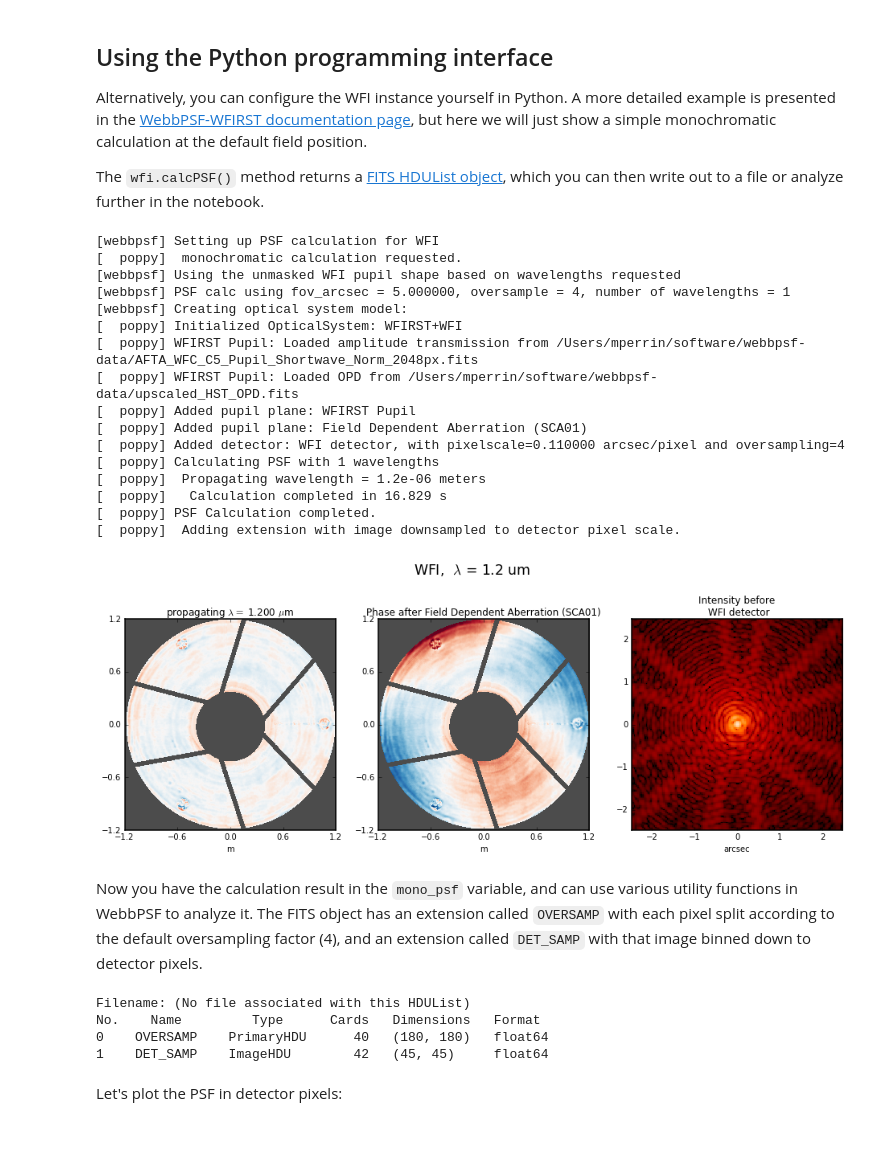
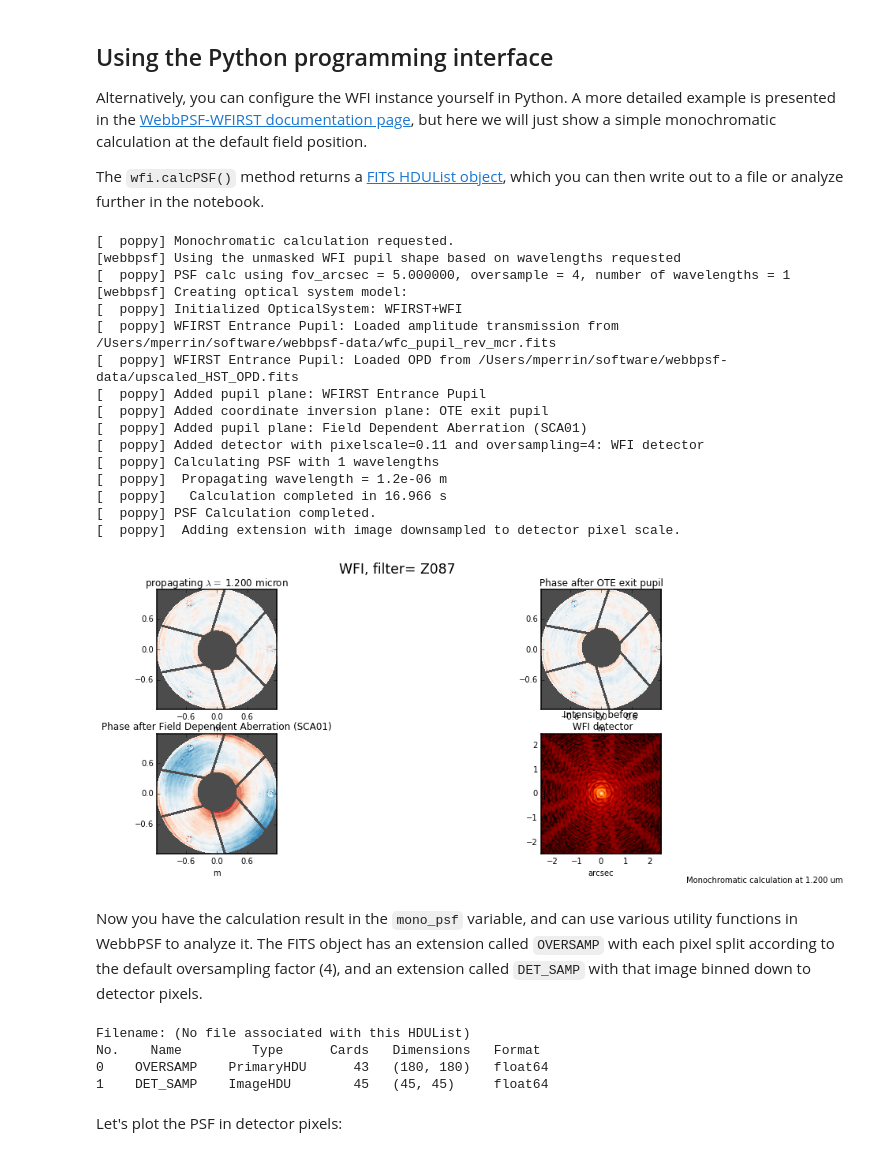
Before and after one commit to spacetelescope/webbpsf, a Jupyter notebook: notebooks/WebbPSF-WFIRST_Tutorial.ipynb, the cells around one changed output. Cells and saved outputs as stored; diff of their text form; code cells hidden in the pictures.

```diff
--- a/notebooks/WebbPSF-WFIRST_Tutorial.ipynb
+++ b/notebooks/WebbPSF-WFIRST_Tutorial.ipynb
@@ -90,25 +70,25 @@ Alternatively, you can configure the WFI instance yourself in Python. A more det
 
 The `wfi.calcPSF()` method returns a [FITS HDUList object](http://docs.astropy.org/en/stable/io/fits/index.html), which you can then write out to a file or analyze further in the notebook.
 # %%
-mono_psf = wfi.calcPSF(monochromatic=1.2e-6, display=True)
+mono_psf = wfi.calc_psf(monochromatic=1.2e-6, display=True)
 # %% [output]
-[webbpsf] Setting up PSF calculation for WFI
-[  poppy]  monochromatic calculation requested.
+[  poppy] Monochromatic calculation requested.
 [webbpsf] Using the unmasked WFI pupil shape based on wavelengths requested
-[webbpsf] PSF calc using fov_arcsec = 5.000000, oversample = 4, number of wavelengths = 1
+[  poppy] PSF calc using fov_arcsec = 5.000000, oversample = 4, number of wavelengths = 1
 [webbpsf] Creating optical system model:
 [  poppy] Initialized OpticalSystem: WFIRST+WFI
-[  poppy] WFIRST Pupil: Loaded amplitude transmission from /Users/mperrin/software/webbpsf-data/AFTA_WFC_C5_Pupil_Shortwave_Norm_2048px.fits
-[  poppy] WFIRST Pupil: Loaded OPD from /Users/mperrin/software/webbpsf-data/upscaled_HST_OPD.fits
-[  poppy] Added pupil plane: WFIRST Pupil
+[  poppy] WFIRST Entrance Pupil: Loaded amplitude transmission from /Users/mperrin/software/webbpsf-data/wfc_pupil_rev_mcr.fits
+[  poppy] WFIRST Entrance Pupil: Loaded OPD from /Users/mperrin/software/webbpsf-data/upscaled_HST_OPD.fits
+[  poppy] Added pupil plane: WFIRST Entrance Pupil
+[  poppy] Added coordinate inversion plane: OTE exit pupil
 [  poppy] Added pupil plane: Field Dependent Aberration (SCA01)
-[  poppy] Added detector: WFI detector, with pixelscale=0.110000 arcsec/pixel and oversampling=4
+[  poppy] Added detector with pixelscale=0.11 and oversampling=4: WFI detector
 [  poppy] Calculating PSF with 1 wavelengths
-[  poppy]  Propagating wavelength = 1.2e-06 meters
-[  poppy]   Calculation completed in 16.829 s
+[  poppy]  Propagating wavelength = 1.2e-06 m
+[  poppy]   Calculation completed in 16.966 s
 [  poppy] PSF Calculation completed.
 [  poppy]  Adding extension with image downsampled to detector pixel scale.
-[figure, old version]
+[figure, new version]
 # %% [markdown]
 Now you have the calculation result in the `mono_psf` variable, and can use various utility functions in WebbPSF to analyze it. The FITS object has an extension called `OVERSAMP` with each pixel split according to the default oversampling factor (4), and an extension called `DET_SAMP` with that image binned down to detector pixels.
 # %%
@@ -116,8 +96,8 @@ mono_psf.info()
 # %% [output]
 Filename: (No file associated with this HDUList)
 No.    Name         Type      Cards   Dimensions   Format
-0    OVERSAMP    PrimaryHDU      40   (180, 180)   float64
-1    DET_SAMP    ImageHDU        42   (45, 45)     float64
+0    OVERSAMP    PrimaryHDU      43   (180, 180)   float64
+1    DET_SAMP    ImageHDU        45   (45, 45)     float64
 # %% [markdown]
 Let's plot the PSF in detector pixels:
 # %%
```
Also changed, not shown: parts of 4 cells of this notebook, 4 other files.
